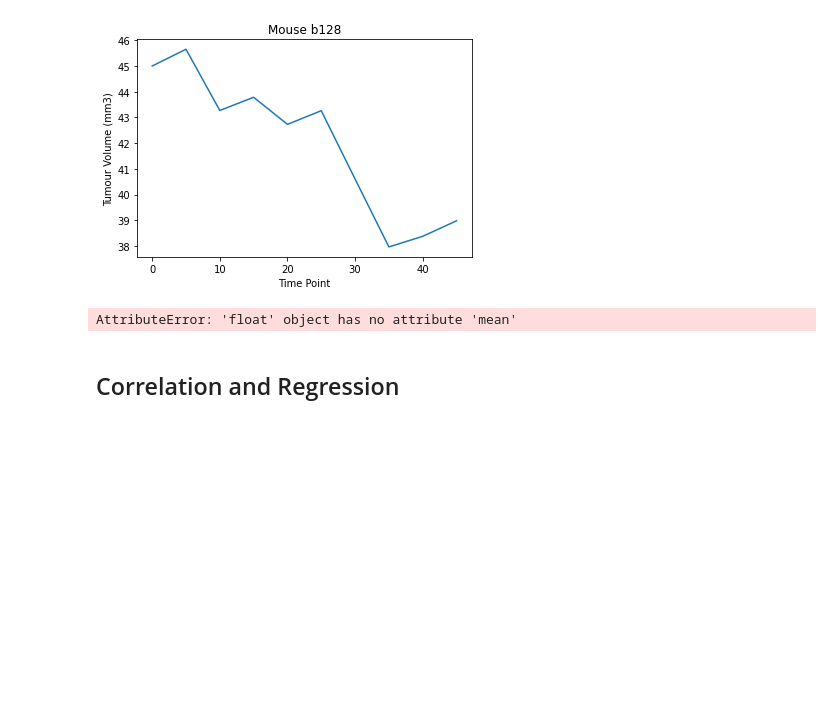
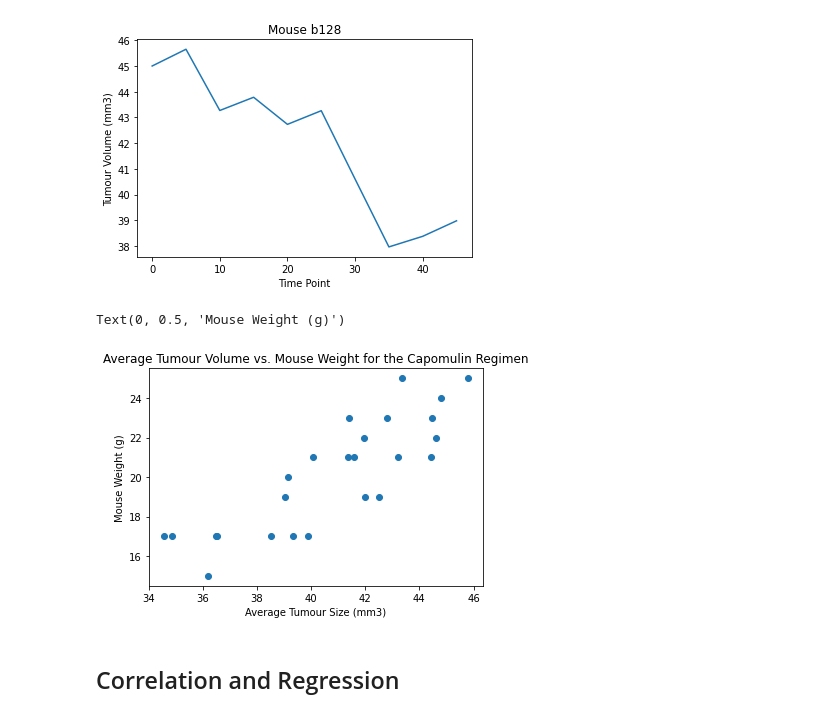
Before and after one commit to Paul-Roberts-17/pyplot-challenge, a Jupyter notebook: pyplot-challenge.ipynb, the cells around one changed output. Saved outputs shown, nothing was run; the diff lists cells and outputs as text; code cells hidden in the pictures; blank space fills up the shorter version.

```diff
--- a/pyplot-challenge.ipynb
+++ b/pyplot-challenge.ipynb
@@ -343,13 +312,17 @@ Text(0, 0.5, 'Tumour Volume (mm3)')
 [figure]
 # %%
 # Generate a scatter plot of average tumour volume vs. mouse weight for the Capomulin regimen
+
 capomulin_mice = mouse_data_clean.loc[mouse_data_clean["Drug Regimen"] == "Capomulin"]
-result = [y.mean for x, y in zip(capomulin_mice['Mouse ID'], capomulin_mice['Tumour Volume (mm3)'])]
-#tumour_volume_capomulin = capomulin_mice["Tumour Volume (mm3)"]
-#mouse_weight_capomulin = capomulin_mice["Weight (g)"]
-#plt.scatter(tumour_volume_capomulin, mouse_weight_capomulin)
-plt.scatter(capomulin_mice['Tumour Volume (mm3)'], capomulin_mice['Weight (g)'])
+weight_df = capomulin_mice.groupby(['Mouse ID'], as_index=False).last()
+
+mouse_avg_tumour = capomulin_mice.groupby("Mouse ID")["Tumour Volume (mm3)"].mean()
+plt.scatter(mouse_avg_tumour, weight_df['Weight (g)'])
+plt.title('Average Tumour Volume vs. Mouse Weight for the Capomulin Regimen')
+plt.xlabel('Average Tumour Size (mm3)')
+plt.ylabel('Mouse Weight (g)')
 # %% [output]
-AttributeError: 'float' object has no attribute 'mean'
+Text(0, 0.5, 'Mouse Weight (g)')
+[figure, added]
 # %% [markdown]
 ## Correlation and Regression
```
Also changed, not shown: parts of 7 cells of this notebook.
